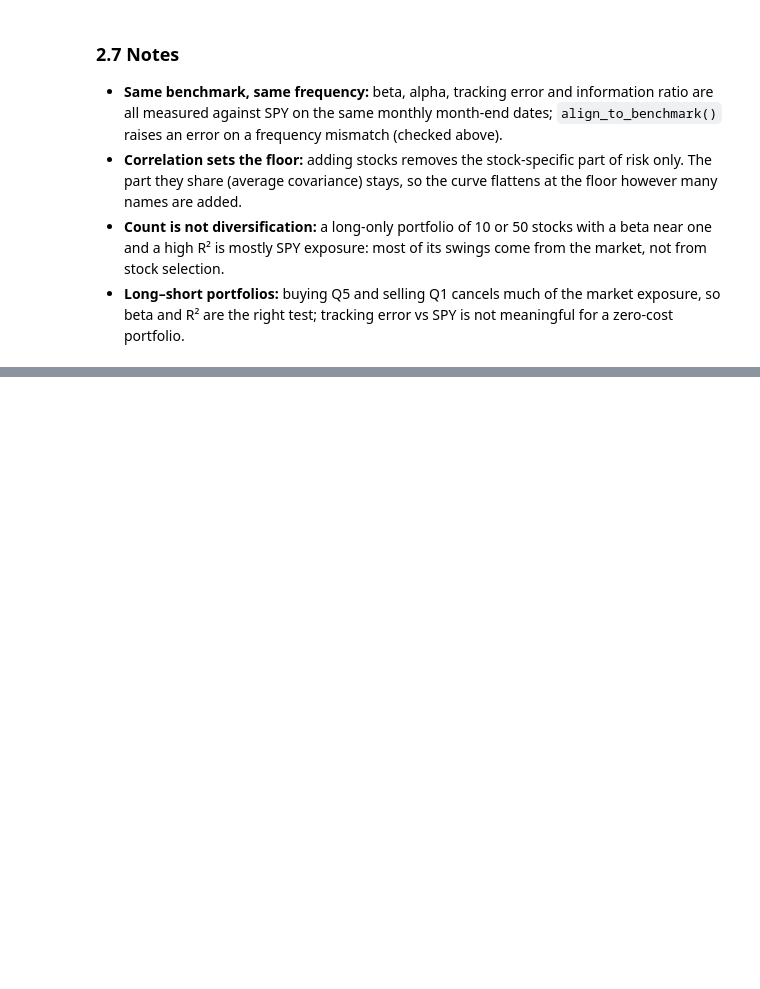
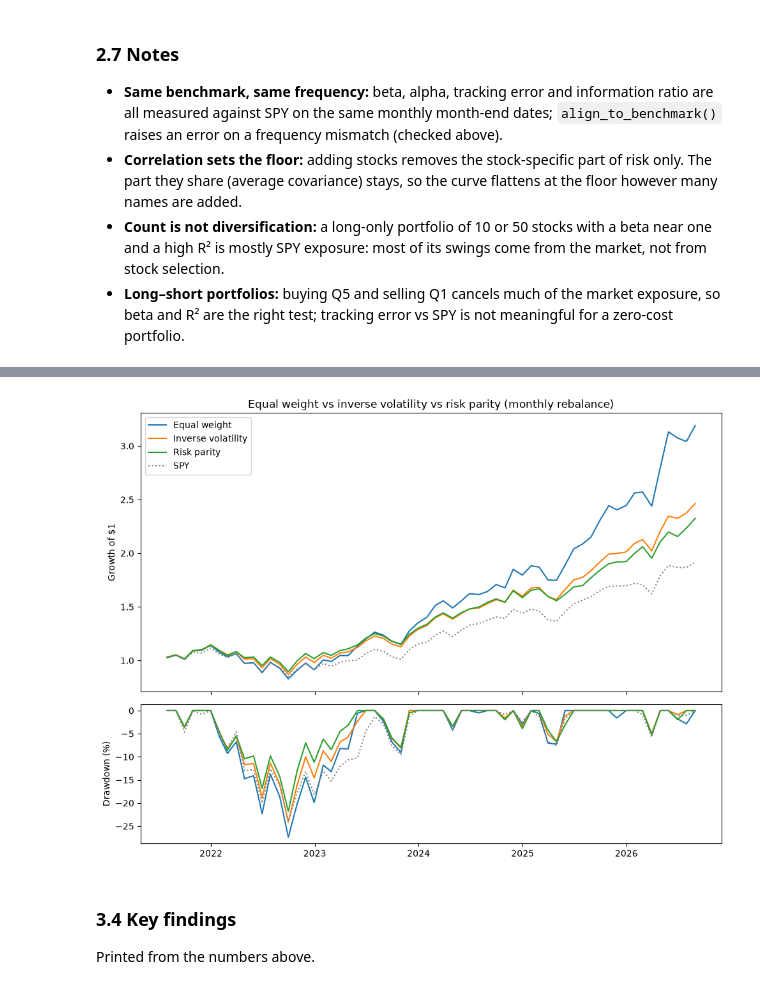
Before and after one commit to jialucharlottewu/LendoCapital, a Jupyter notebook: notebooks/week3/risk_portfolio_construction.ipynb, the cells around one changed output, grey strips where cells are left out. Cells and saved outputs as stored; diff of their text form; code cells hidden in the pictures; blank space fills up the shorter version.

```diff
--- a/notebooks/week3/risk_portfolio_construction.ipynb
+++ b/notebooks/week3/risk_portfolio_construction.ipynb
@@ -401,0 +561,19 @@ print(f"4. Value L/S vs Momentum L/S correlation: {port_corr.loc['Value L/S', 'M
+# %%
+growth = (1 + alloc_ret.join(spy_m)).cumprod()
+fig, axes = plt.subplots(2, 1, figsize=(10, 7.5), sharex=True, gridspec_kw={"height_ratios": [2, 1]})
+for c in growth.columns:
+    style = {"color": "gray", "ls": ":"} if c == "SPY" else {}
+    axes[0].plot(growth.index, growth[c], label=c, **style)
+    axes[1].plot(growth.index, (growth[c] / growth[c].cummax() - 1) * 100, label=c, **style)
+axes[0].set_ylabel("Growth of $1")
+axes[0].set_title("Equal weight vs inverse volatility vs risk parity (monthly rebalance)")
+axes[0].legend()
+axes[1].set_ylabel("Drawdown (%)")
+plt.tight_layout()
+plt.savefig(f"{REPORTS}/allocation_growth_drawdown.png", dpi=150)
+plt.show()
+# %% [output]
+[figure, added]
+# %% [markdown]
+### 3.4 Key findings
+Printed from the numbers above.
```
Also changed, not shown: parts of 12 cells of this notebook, 6 other files.
